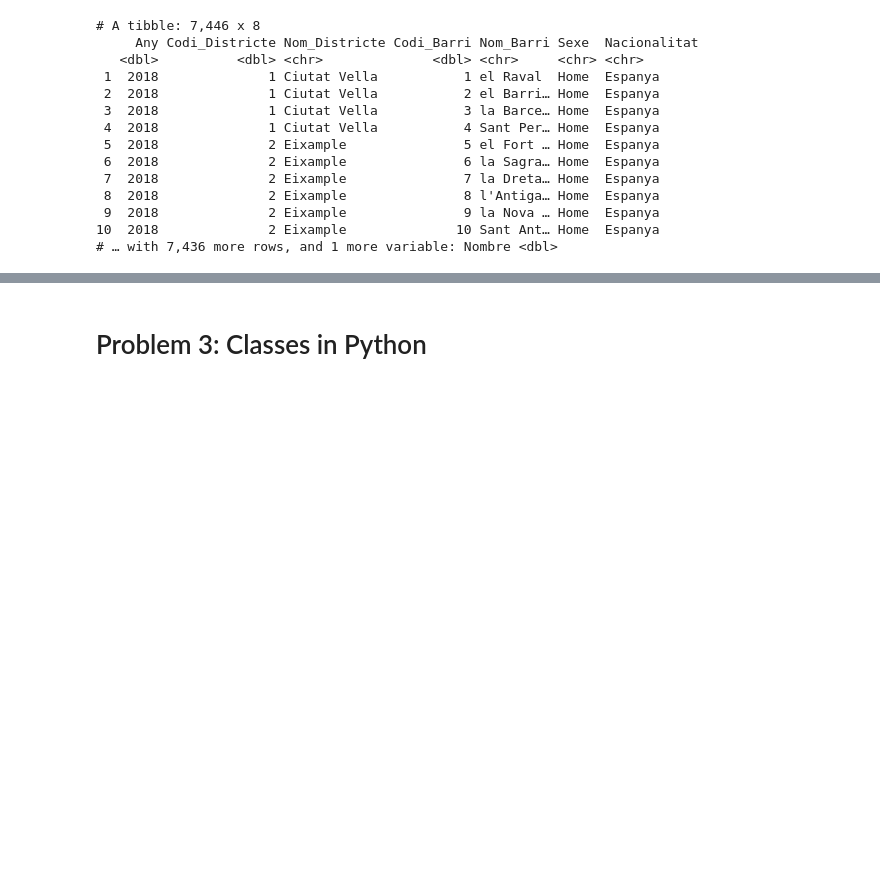
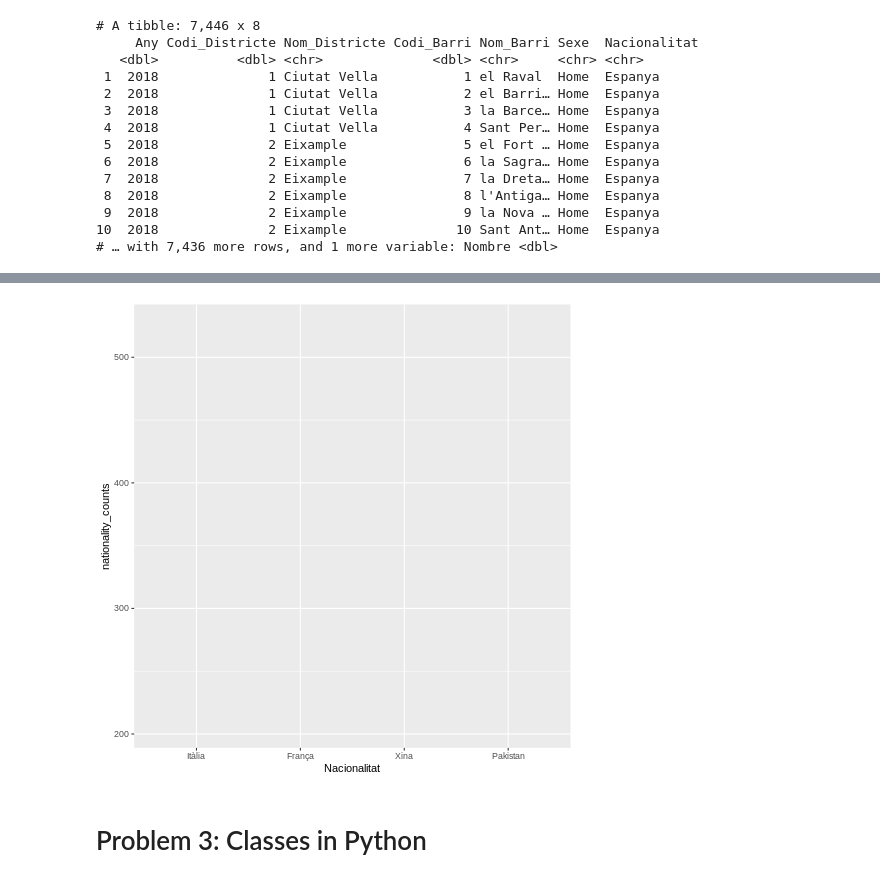
Before and after one commit to shhirl/computing-brushup-exam, a Jupyter notebook: brushup-exam-before.ipynb, the cells around one changed output, grey strips where cells are left out. Cells and saved outputs as stored; diff of their text form; code cells hidden in the pictures; blank space fills up the shorter version.

```diff
--- a/brushup-exam-before.ipynb
+++ b/brushup-exam-before.ipynb
@@ -88,0 +194,12 @@ barris %>% mutate(Nom_Barri = parse_factor(Nom_Barri, NULL),
+# %%
+%%R
+
+final_df <- filter(n, Nom_Barri =='el Poblenou' & Nacionalitat!='Espanya') %>%
+group_by(Nacionalitat, Sexe) %>%
+summarize(nationality_counts = sum(Nombre)) %>%
+filter( nationality_counts > 200)
+
+
+
+final_df
+#with colour as sex
@@ -89,3 +217,8 @@ barris %>% mutate(Nom_Barri = parse_factor(Nom_Barri, NULL),
+# %%
+%%R
+ggplot(final_df, aes(x=Nacionalitat, y=nationality_counts, color=Sexe))
+# %% [output]
+[figure, added]
 # %% [markdown]
 # Problem 3: Classes in Python
 # %%
```
Also changed, not shown: parts of 12 cells of this notebook.
